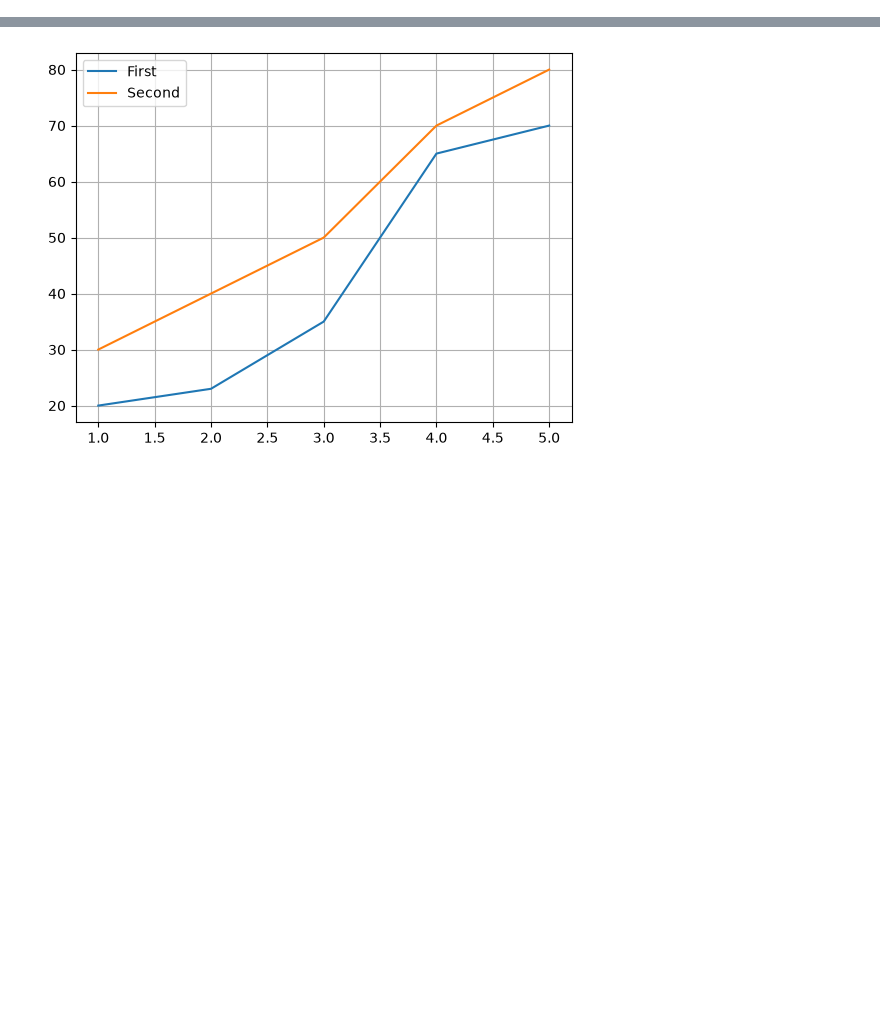
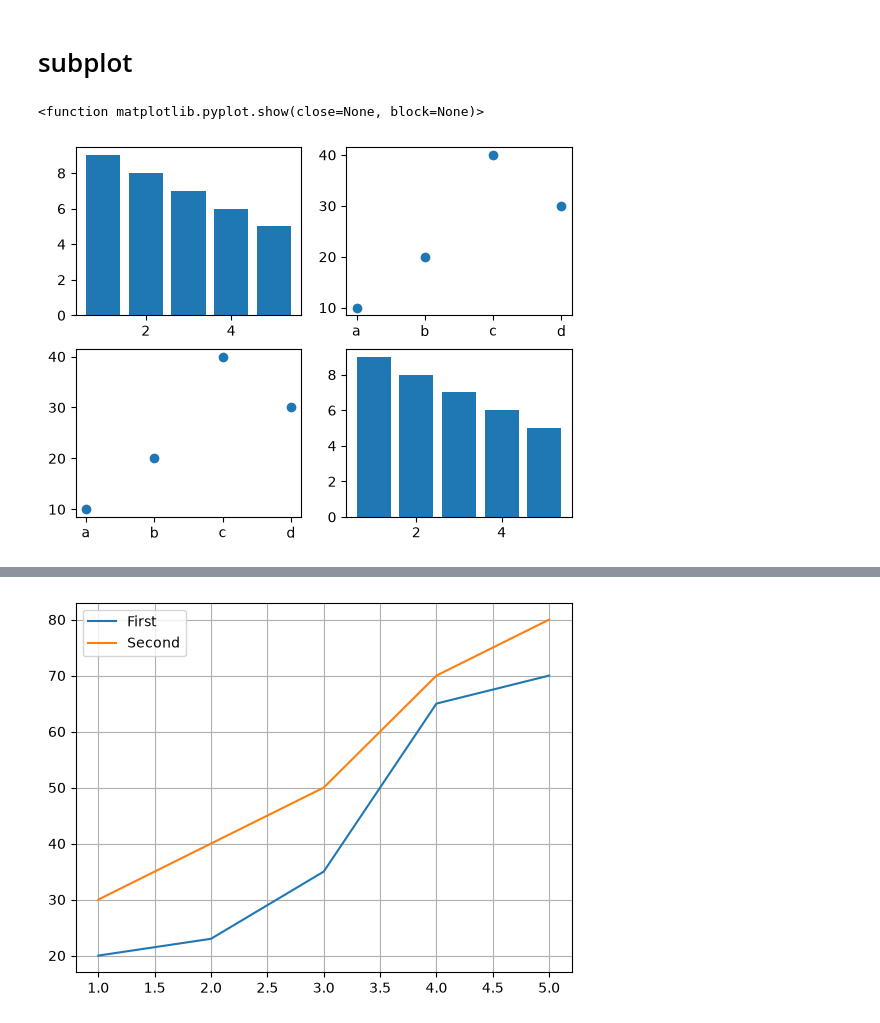
Before and after one commit to Harshil-Lakhani/DA-with-python, a Jupyter notebook: DA_with_py/matplotlib_prac2.ipynb, the cells around one changed output, grey strips where cells are left out. Saved outputs shown, nothing was run; the diff lists cells and outputs as text; code cells hidden in the pictures; blank space fills up the shorter version.

```diff
--- a/DA_with_py/matplotlib_prac2.ipynb
+++ b/DA_with_py/matplotlib_prac2.ipynb
@@ -0,0 +1,25 @@
+# %% [markdown]
+# subplot
+# %%
+import matplotlib.pyplot as plt
+cat=['a','b','c','d']
+val=[10,20,40,30]
+
+x=[1,2,3,4,5]
+y=[9,8,7,6,5]
+
+plt.subplot(2,2,1)
+plt.bar(x,y)
+
+plt.subplot(2,2,2)
+plt.scatter(cat,val)
+
+plt.subplot(2,2,3)
+plt.scatter(cat,val)
+
+plt.subplot(2,2,4)
+plt.bar(x,y)
+plt.show
+# %% [output]
+<function matplotlib.pyplot.show(close=None, block=None)>
+[figure, added]
```
Also changed, not shown: parts of 2 cells of this notebook.
